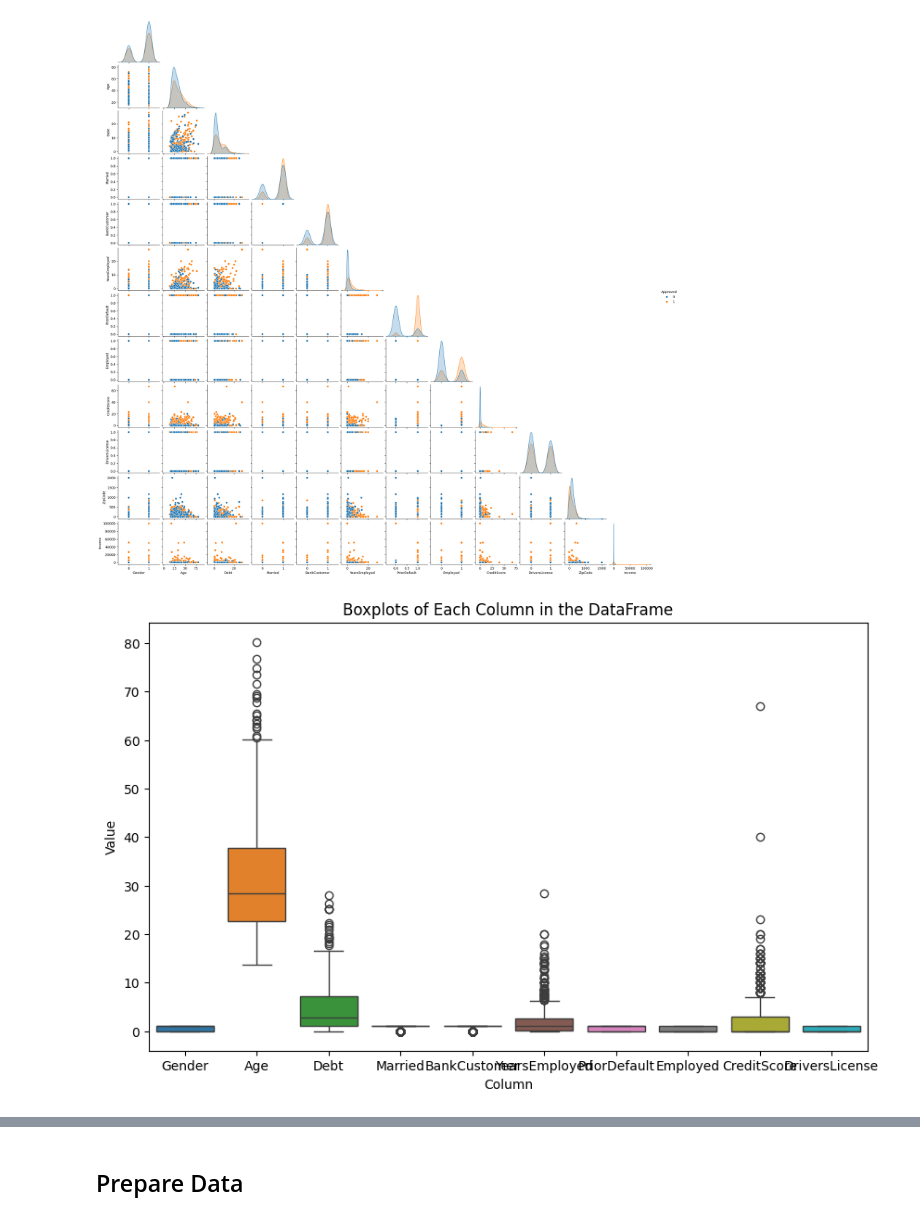
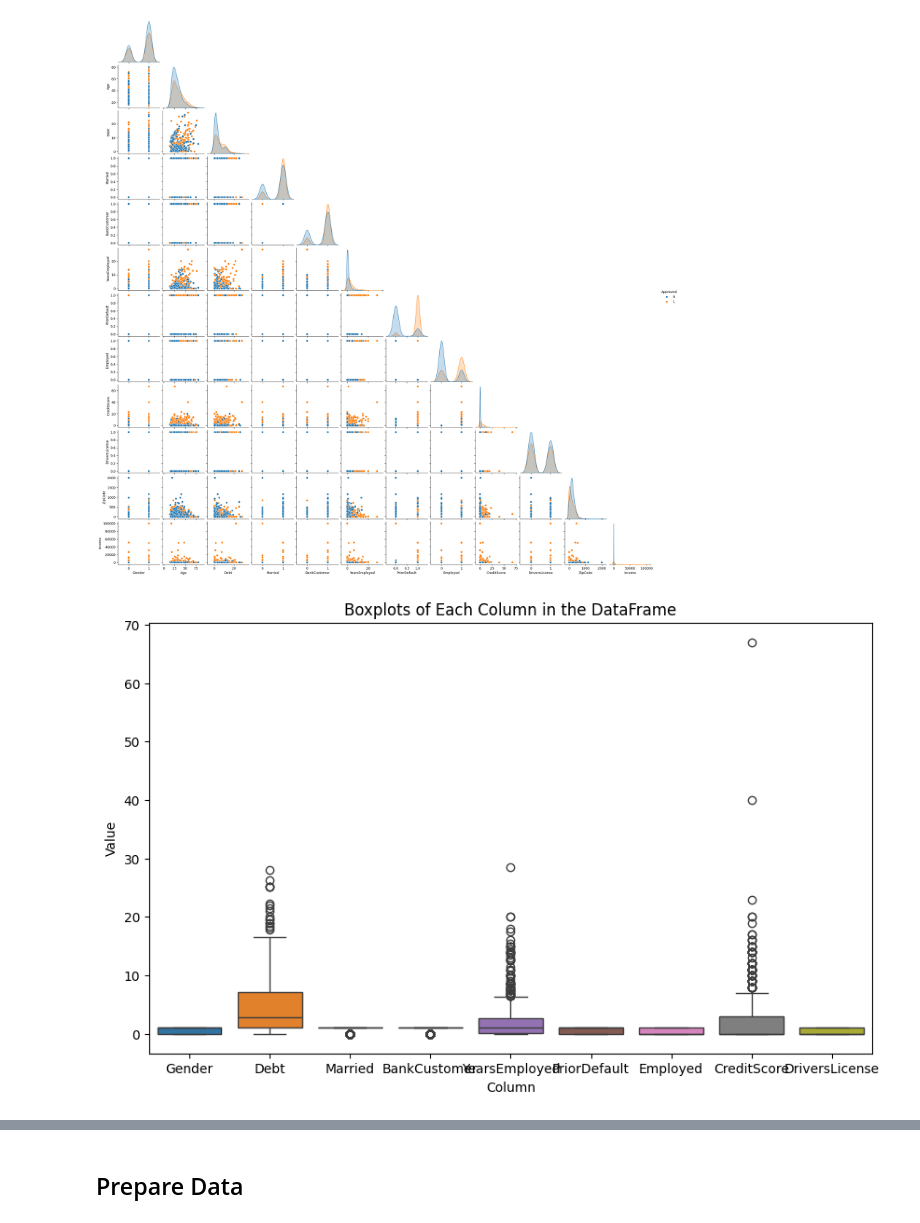
Before and after one commit to davidsequera/don_armando, a Jupyter notebook: main.ipynb, the cells around one changed output, grey strips where cells are left out. Saved outputs shown, nothing was run; the diff lists cells and outputs as text; code cells hidden in the pictures.

```diff
--- a/main.ipynb
+++ b/main.ipynb
@@ -91,13 +105,13 @@ sns.pairplot(df, hue='Approved', height=2, corner=True)
 [figure]
 # %%
 plt.figure(figsize=(10, 6))
-sns.boxplot(data=df.drop(['Approved', 'Income', 'ZipCode'], axis=1))
+sns.boxplot(data=df.drop(['Age','Approved', 'Income', 'ZipCode'], axis=1))
 plt.xlabel('Column')
 plt.ylabel('Value')
 plt.title('Boxplots of Each Column in the DataFrame')
 plt.show()
 # %% [output]
-[figure, old version]
+[figure, new version]
 # %%
 # Get the correlation matrix
 corr = df.corr(numeric_only=True)
```
Also changed, not shown: parts of 82 cells of this notebook, 5 other files.
